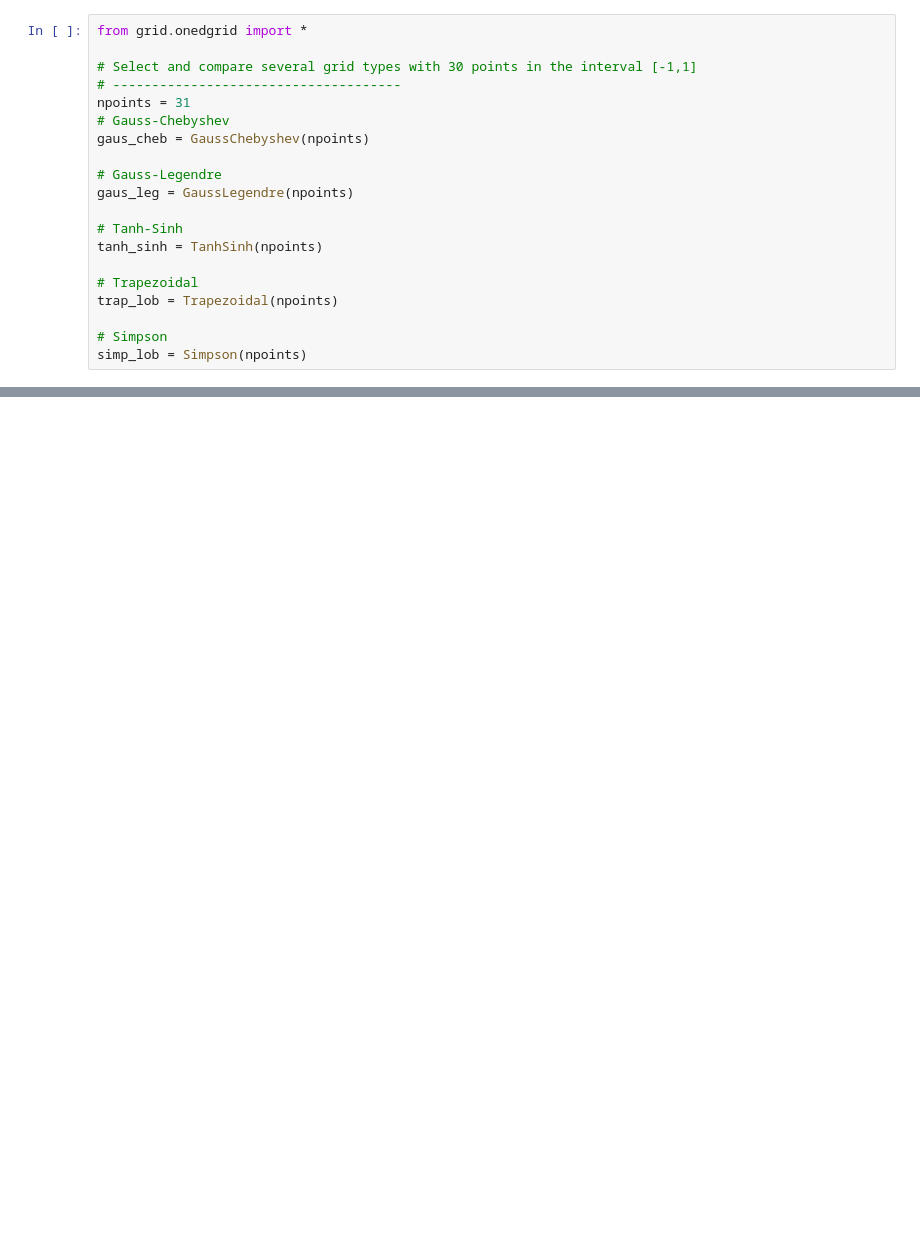
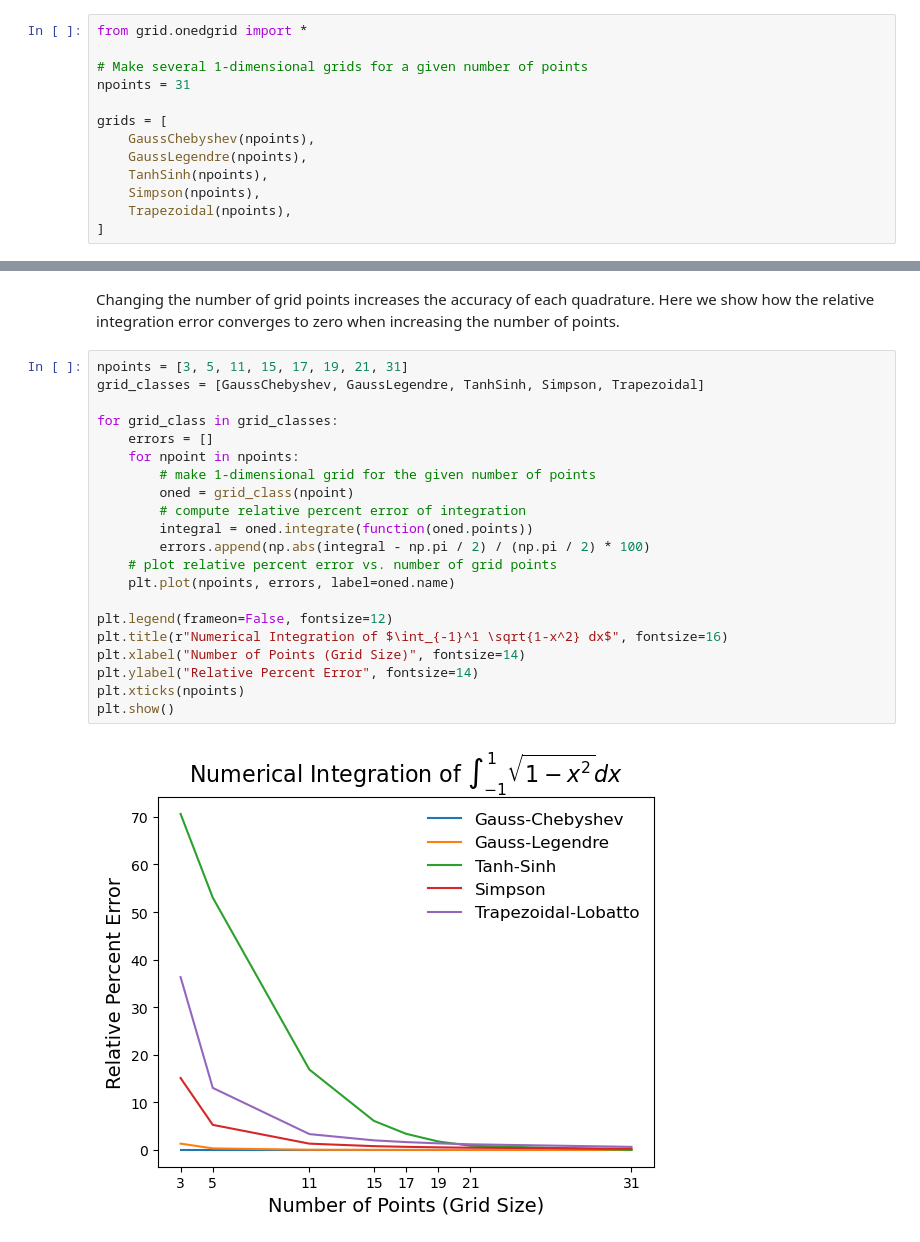
Before and after one commit to theochem/grid, a Jupyter notebook: doc/notebooks/One_dimensional_grids.ipynb, the cells around one changed output, grey strips where cells are left out. Drawn from its saved outputs; the diff is of its cells as text; blank space fills up the shorter version.

```diff
--- a/doc/notebooks/One_dimensional_grids.ipynb
+++ b/doc/notebooks/One_dimensional_grids.ipynb
@@ -9,20 +10,13 @@ $$ \int_{-1}^1 f(x) dx \approx \sum_{i=0}^{N-1} w_i f(x_i) $$
 # %%
 from grid.onedgrid import *
 
-# Select and compare several grid types with 30 points in the interval [-1,1]
-# -------------------------------------
+# Make several 1-dimensional grids for a given number of points
 npoints = 31
-# Gauss-Chebyshev
-gaus_cheb = GaussChebyshev(npoints)
 
-# Gauss-Legendre
-gaus_leg = GaussLegendre(npoints)
-
-# Tanh-Sinh
-tanh_sinh = TanhSinh(npoints)
-
-# Trapezoidal
-trap_lob = Trapezoidal(npoints)
-
-# Simpson
-simp_lob = Simpson(npoints)
+grids = [
+    GaussChebyshev(npoints),
+    GaussLegendre(npoints),
+    TanhSinh(npoints),
+    Simpson(npoints),
+    Trapezoidal(npoints),
+]
@@ -129 +80,26 @@ Text(0, 0.5, 'Relative Error %')
+# %% [markdown]
+Changing the number of grid points increases the accuracy of each quadrature. Here we show how the relative integration error converges to zero when increasing the number of points.
+# %%
+npoints = [3, 5, 11, 15, 17, 19, 21, 31]
+grid_classes = [GaussChebyshev, GaussLegendre, TanhSinh, Simpson, Trapezoidal]
+
+for grid_class in grid_classes:
+    errors = []
+    for npoint in npoints:
+        # make 1-dimensional grid for the given number of points
+        oned = grid_class(npoint)
+        # compute relative percent error of integration
+        integral = oned.integrate(function(oned.points))
+        errors.append(np.abs(integral - np.pi / 2) / (np.pi / 2) * 100)
+    # plot relative percent error vs. number of grid points
+    plt.plot(npoints, errors, label=oned.name)
+
+plt.legend(frameon=False, fontsize=12)
+plt.title(r"Numerical Integration of $\int_{-1}^1 \sqrt{1-x^2} dx$", fontsize=16)
+plt.xlabel("Number of Points (Grid Size)", fontsize=14)
+plt.ylabel("Relative Percent Error", fontsize=14)
+plt.xticks(npoints)
+plt.show()
+# %% [output]
+[figure, added]
 # %% [markdown]
```
Also changed, not shown: parts of 14 cells of this notebook.
